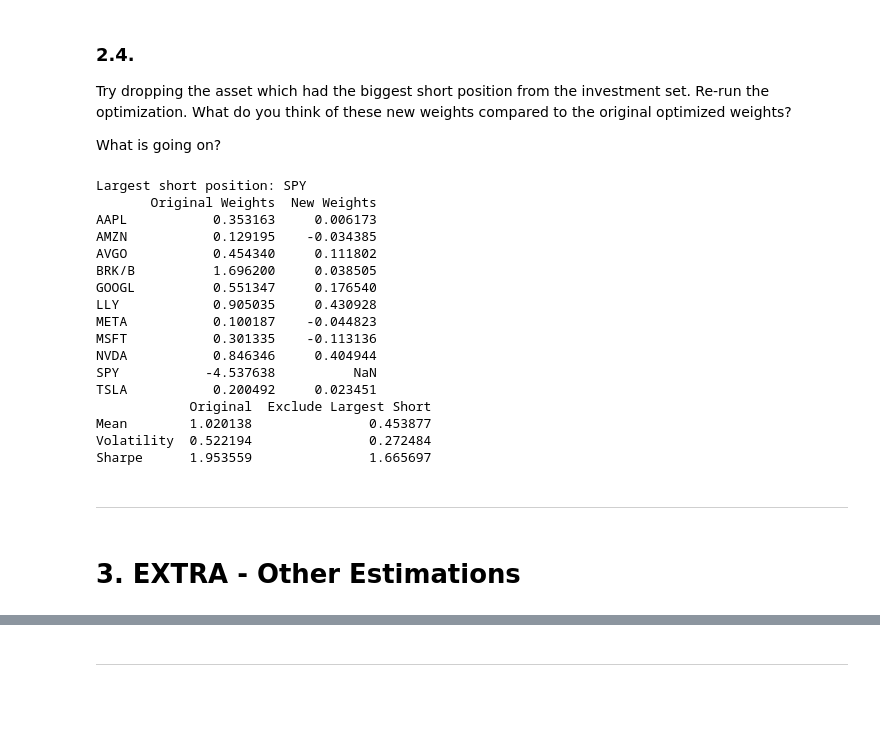
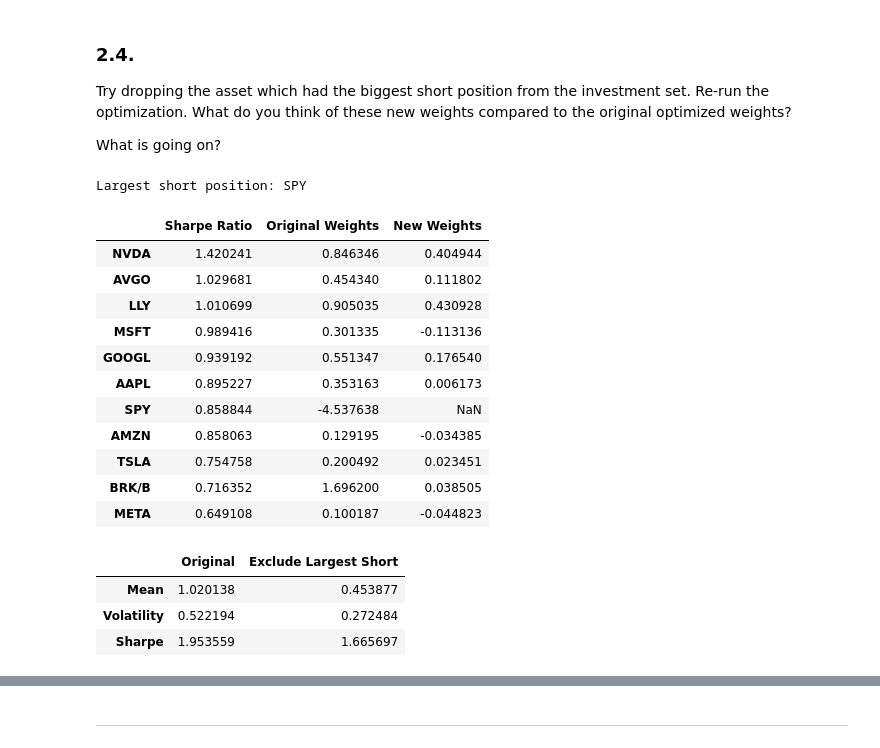
Before and after one commit to forddendorf/finm36700_group1A, a Jupyter notebook: Portfolio_hw2.ipynb, the cells around one changed output, grey strips where cells are left out. Saved outputs shown, nothing was run; the diff lists cells and outputs as text; code cells hidden in the pictures; blank space fills up the shorter version.

```diff
--- a/Portfolio_hw2.ipynb
+++ b/Portfolio_hw2.ipynb
@@ -608,8 +642,9 @@ Report the following performance statistics of the portfolio achieved with the o
 (Annualize all three statistics.)
 # %%
 w2 = weights2.iloc[:, 0]
-port_mean2 = w2 @ rets.mean() * FREQ
-port_vol2 = np.sqrt(w2 @ rets.cov() @ w2) * np.sqrt(FREQ)
+w2_vec = w2.to_numpy()
+port_mean2 = w2_vec @ rets.mean().to_numpy() * FREQ
+port_vol2 = np.sqrt(w2_vec @ rets.cov().to_numpy() @ w2_vec) * np.sqrt(FREQ)
 port_sharpe2 = port_mean2 / port_vol2
 print(f"Mean: {port_mean2:.2%}")
 print(f"Volatility: {port_vol2:.2%}")
@@ -627,39 +662,36 @@ What is going on?
 # %%
 largest_short2 = w2.idxmin()
 print("Largest short position:", largest_short2)
 rets_new2 = rets.drop(columns=largest_short2)
 weights_new2 = optimized_weights(rets_new2)
 w_new2 = weights_new2.iloc[:, 0]
-comparison2 = pd.DataFrame({"Original Weights": w2, "New Weights": w_new2})
-print(comparison2)
+comparison2 = pd.DataFrame({"Sharpe Ratio": sharpe2, "Original Weights": w2, "New Weights": w_new2})
+display(comparison2.sort_values("Sharpe Ratio", ascending=False))
 
-new_mean2 = w_new2 @ rets_new2.mean() * FREQ
-new_vol2 = np.sqrt(w_new2 @ rets_new2.cov() @ w_new2) * np.sqrt(FREQ)
+w_new2_vec = w_new2.to_numpy()
+new_mean2 = w_new2_vec @ rets_new2.mean().to_numpy() * FREQ
+new_vol2 = np.sqrt(w_new2_vec @ rets_new2.cov().to_numpy() @ w_new2_vec) * np.sqrt(FREQ)
 new_sharpe2 = new_mean2 / new_vol2
 performance2 = pd.DataFrame({
     "Original": [port_mean2, port_vol2, port_sharpe2],
     "Exclude Largest Short": [new_mean2, new_vol2, new_sharpe2]
 }, index=["Mean", "Volatility", "Sharpe"])
-print(performance2)
+display(performance2)
 # %% [output]
 Largest short position: SPY
-       Original Weights  New Weights
-AAPL           0.353163     0.006173
-AMZN           0.129195    -0.034385
-AVGO           0.454340     0.111802
-BRK/B          1.696200     0.038505
-GOOGL          0.551347     0.176540
-LLY            0.905035     0.430928
-META           0.100187    -0.044823
-MSFT           0.301335    -0.113136
-NVDA           0.846346     0.404944
-SPY           -4.537638          NaN
-TSLA           0.200492     0.023451
-            Original  Exclude Largest Short
-Mean        1.020138               0.453877
-Volatility  0.522194               0.272484
-Sharpe      1.953559               1.665697
+|  | Sharpe Ratio | Original Weights | New Weights |
+| NVDA | 1.420241 | 0.846346 | 0.404944 |
+| AVGO | 1.029681 | 0.454340 | 0.111802 |
+| LLY | 1.010699 | 0.905035 | 0.430928 |
+| MSFT | 0.989416 | 0.301335 | -0.113136 |
+| GOOGL | 0.939192 | 0.551347 | 0.176540 |
+| AAPL | 0.895227 | 0.353163 | 0.006173 |
+| SPY | 0.858844 | -4.537638 | NaN |
+| AMZN | 0.858063 | 0.129195 | -0.034385 |
+| TSLA | 0.754758 | 0.200492 | 0.023451 |
+| BRK/B | 0.716352 | 1.696200 | 0.038505 |
+| META | 0.649108 | 0.100187 | -0.044823 |
+|  | Original | Exclude Largest Short |
+| Mean | 1.020138 | 0.453877 |
+| Volatility | 0.522194 | 0.272484 |
+| Sharpe | 1.953559 | 1.665697 |
-# %% [markdown]
-****
-# %% [markdown]
-# 3. EXTRA - Other Estimations
```
Also changed, not shown: parts of 18 cells of this notebook, 2 other files.
